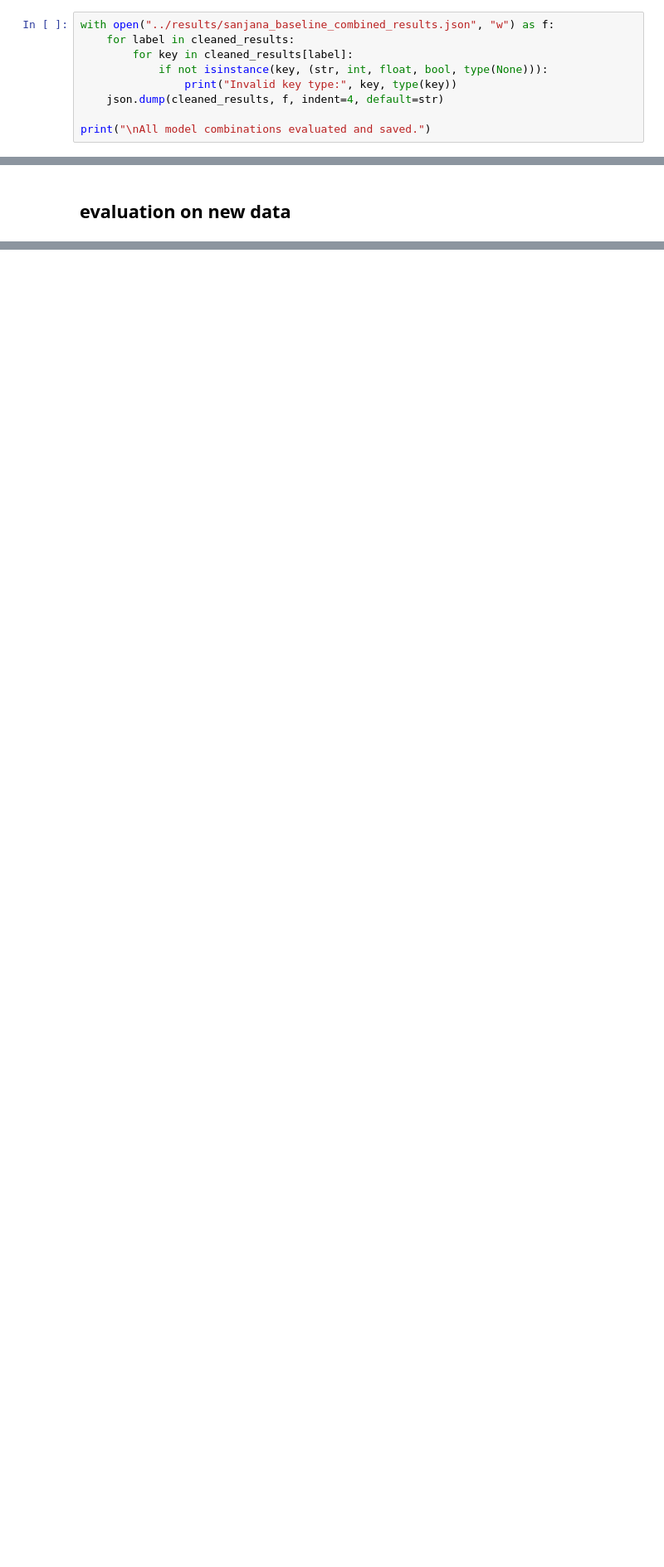
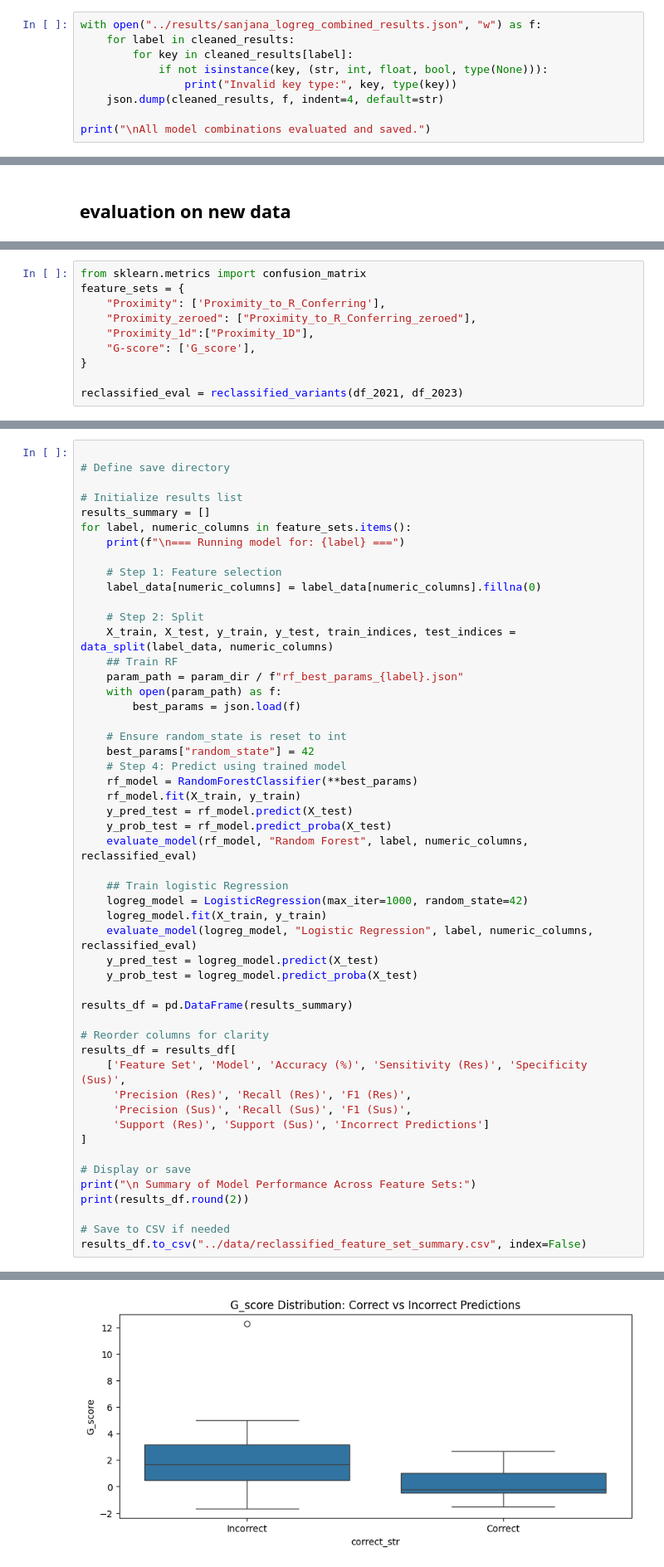
Before and after one commit to aggreen/MTB_Mut_Clust, a Jupyter notebook: scripts/10. clustering_model_training_sanjana_data.ipynb, the cells around one changed output, grey strips where cells are left out. Shown at 83% size. Cells and saved outputs as stored; diff of their text form; blank space fills up the shorter version.

Commit message:
evaluation code update with logreg and random forest

```diff
--- a/scripts/10. clustering_model_training_sanjana_data.ipynb
+++ b/scripts/10. clustering_model_training_sanjana_data.ipynb
@@ -248,5 +177,5 @@ cleaned_results = convert_keys_to_str(results)
 # %%
-with open("../results/sanjana_baseline_combined_results.json", "w") as f:
+with open("../results/sanjana_logreg_combined_results.json", "w") as f:
     for label in cleaned_results:
         for key in cleaned_results[label]:
             if not isinstance(key, (str, int, float, bool, type(None))):
@@ -568,0 +398,10 @@ reclassified_eval[['gene', 'one_letter_mutation', 'confidence_2023', 'true_label
+# %%
+from sklearn.metrics import confusion_matrix
+feature_sets = {
+    "Proximity": ['Proximity_to_R_Conferring'],
+    "Proximity_zeroed": ["Proximity_to_R_Conferring_zeroed"],
+    "Proximity_1d":["Proximity_1D"],
+    "G-score": ['G_score'],
+}
+
+reclassified_eval = reclassified_variants(df_2021, df_2023)
@@ -568,0 +528,52 @@ reclassified_eval[['gene', 'one_letter_mutation', 'confidence_2023', 'true_label
+# %%
+
+# Define save directory
+
+# Initialize results list
+results_summary = []
+for label, numeric_columns in feature_sets.items():
+    print(f"\n=== Running model for: {label} ===")
+
+    # Step 1: Feature selection
+    label_data[numeric_columns] = label_data[numeric_columns].fillna(0)
+
+    # Step 2: Split
+    X_train, X_test, y_train, y_test, train_indices, test_indices = data_split(label_data, numeric_columns)
+    ## Train RF
+    param_path = param_dir / f"rf_best_params_{label}.json"
+    with open(param_path) as f:
+        best_params = json.load(f)
+
+    # Ensure random_state is reset to int
+    best_params["random_state"] = 42
+    # Step 4: Predict using trained model
+    rf_model = RandomForestClassifier(**best_params)
+    rf_model.fit(X_train, y_train)
+    y_pred_test = rf_model.predict(X_test)
+    y_prob_test = rf_model.predict_proba(X_test)
+    evaluate_model(rf_model, "Random Forest", label, numeric_columns, reclassified_eval)
+
+    ## Train logistic Regression
+    logreg_model = LogisticRegression(max_iter=1000, random_state=42)
+    logreg_model.fit(X_train, y_train)
+    evaluate_model(logreg_model, "Logistic Regression", label, numeric_columns, reclassified_eval)
+    y_pred_test = logreg_model.predict(X_test)
+    y_prob_test = logreg_model.predict_proba(X_test)
+
+results_df = pd.DataFrame(results_summary)
+
+# Reorder columns for clarity
+results_df = results_df[
+    ['Feature Set', 'Model', 'Accuracy (%)', 'Sensitivity (Res)', 'Specificity (Sus)',
+     'Precision (Res)', 'Recall (Res)', 'F1 (Res)',
+     'Precision (Sus)', 'Recall (Sus)', 'F1 (Sus)',
+     'Support (Res)', 'Support (Sus)', 'Incorrect Predictions']
+]
+
+# Display or save
+print("\n Summary of Model Performance Across Feature Sets:")
+print(results_df.round(2))
+
+# Save to CSV if needed
+results_df.to_csv("../data/reclassified_feature_set_summary.csv", index=False)
+# %% [output]
@@ -568,0 +597 @@ reclassified_eval[['gene', 'one_letter_mutation', 'confidence_2023', 'true_label
+[figure, added]
```
Also changed, not shown: parts of 30 cells of this notebook.
